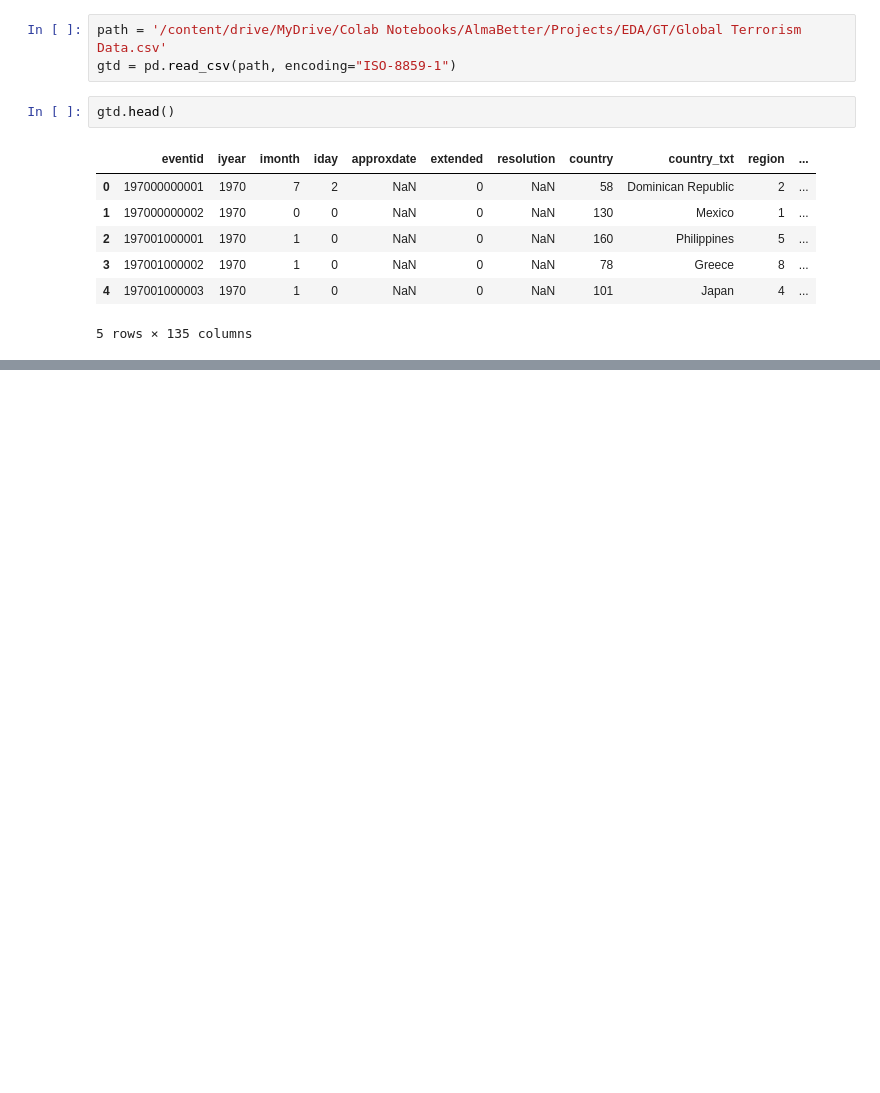
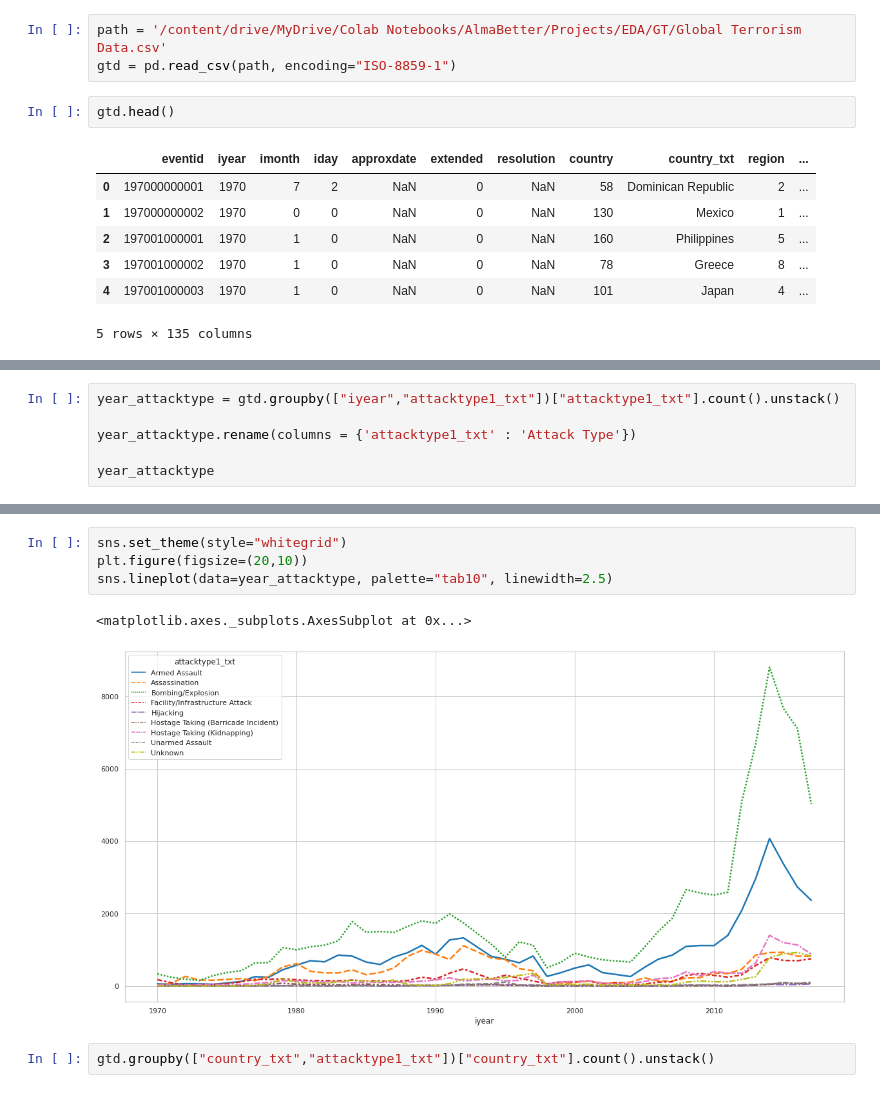
Before and after one commit to Pranit07G/PG-AlmaBetter-EDA-GT, a Jupyter notebook: Global_Terrorism_Analysis_Capstone_Project.ipynb, the cells around one changed output, grey strips where cells are left out. Saved outputs shown, nothing was run; the diff lists cells and outputs as text; blank space fills up the shorter version.

Commit message:
Year wise Attack Distribution

```diff
--- a/Global_Terrorism_Analysis_Capstone_Project.ipynb
+++ b/Global_Terrorism_Analysis_Capstone_Project.ipynb
@@ -27,0 +90,6 @@ gtd.head()
+# %%
+year_attacktype = gtd.groupby(["iyear","attacktype1_txt"])["attacktype1_txt"].count().unstack()
+
+year_attacktype.rename(columns = {'attacktype1_txt' : 'Attack Type'})
+
+year_attacktype
@@ -27,0 +115,9 @@ gtd.head()
+# %%
+sns.set_theme(style="whitegrid")
+plt.figure(figsize=(20,10))
+sns.lineplot(data=year_attacktype, palette="tab10", linewidth=2.5)
+# %% [output]
+<matplotlib.axes._subplots.AxesSubplot at 0x...>
+[figure, added]
+# %%
+gtd.groupby(["country_txt","attacktype1_txt"])["country_txt"].count().unstack()
```
Also changed, not shown: parts of 7 cells of this notebook.
